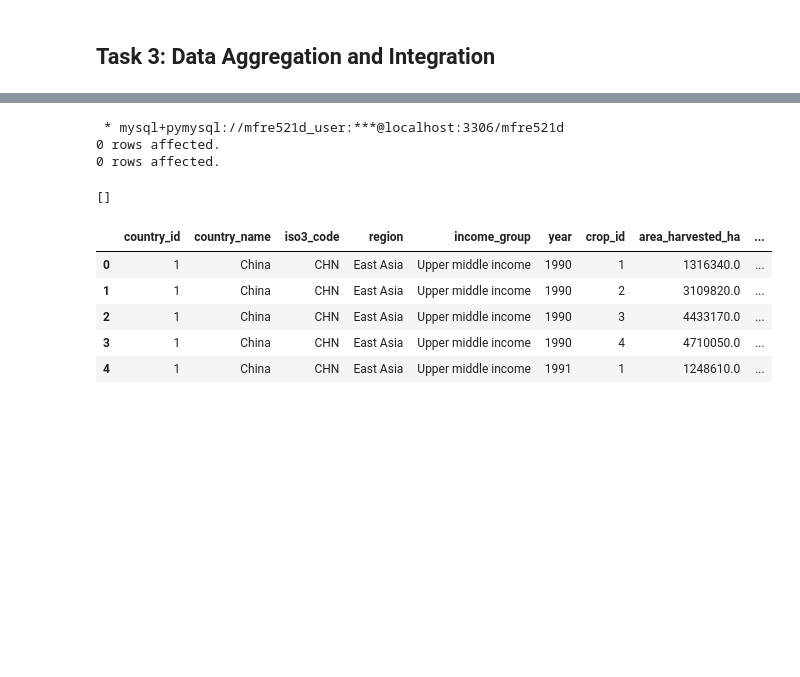
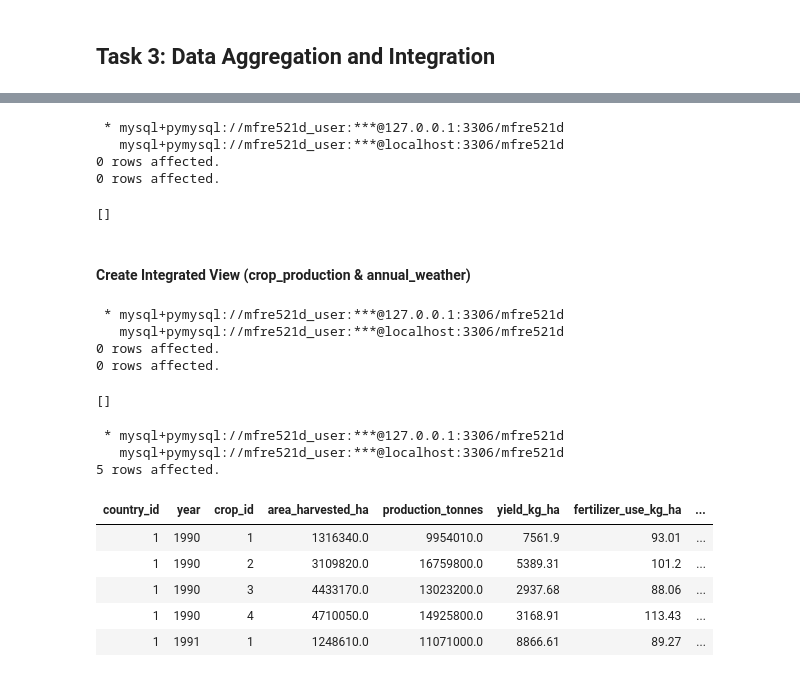
Before and after one commit to clareubc/521d_assignment, a Jupyter notebook: notebooks/Assignment 2.ipynb, the cells around one changed output, grey strips where cells are left out. Saved outputs shown, nothing was run; the diff lists cells and outputs as text; code cells hidden in the pictures; blank space fills up the shorter version.

```diff
--- a/notebooks/Assignment 2.ipynb
+++ b/notebooks/Assignment 2.ipynb
@@ -956,3 +973,29 @@ Source: https://www.ipcc.ch/report/ar6/wg1/chapter/chapter-12/
+# %%
+%%sql
+
+-- Quality Check (annual_weather)
+
+DROP VIEW IF EXISTS annual_weather_quality_checks;
+
+CREATE VIEW annual_weather_quality_checks AS
+SELECT
+    dw.iso3_code,
+    dw.year,
+    COUNT(*) AS n_days,
+    SUM(CASE WHEN dw.temperature_mean IS NULL THEN 1 ELSE 0 END) AS missing_temp_mean_days,
+    SUM(CASE WHEN dw.precipitation  IS NULL THEN 1 ELSE 0 END) AS missing_precip_days
+FROM daily_weather dw
+GROUP BY
+    dw.iso3_code,
+    dw.year;
+# %% [output]
+ * mysql+pymysql://mfre521d_user:***@127.0.0.1:3306/mfre521d
+   mysql+pymysql://mfre521d_user:***@localhost:3306/mfre521d
+0 rows affected.
+0 rows affected.
+[]
+# %% [markdown]
+#### Create Integrated View (crop_production & annual_weather)
 # %%
 %%sql
 DROP VIEW IF EXISTS crop_weather_integrated;
@@ -964,7 +1007,6 @@ SELECT
     c.iso3_code,
     c.region,
     c.income_group,
-
     cp.year,
     cp.crop_id,
 
@@ -986,32 +1028,32 @@ SELECT
     aw.evapotranspiration_yr,
     aw.gdd_yr,
     aw.precipitation_sd_yr,
-    aw.extreme_temp_days_yr,
-    aw.missing_temp_mean_days,
-    aw.missing_precip_days
+    aw.extreme_temp_days_yr
 
 FROM crop_production cp
 JOIN countries c
   ON cp.country_id = c.country_id
-LEFT JOIN annual_weather aw
+JOIN annual_weather aw
   ON aw.iso3_code = c.iso3_code
  AND aw.year = cp.year;
 # %% [output]
- * mysql+pymysql://mfre521d_user:***@localhost:3306/mfre521d
+ * mysql+pymysql://mfre521d_user:***@127.0.0.1:3306/mfre521d
+   mysql+pymysql://mfre521d_user:***@localhost:3306/mfre521d
 0 rows affected.
 0 rows affected.
 []
-# %%
-# Preview annual_weather view
-preview = "SELECT * FROM crop_weather_integrated LIMIT 5;"
-
-df_integrated = pd.read_sql(preview, engine)
-
-df_integrated
-# %% [output]
-|  | country_id | country_name | iso3_code | region | income_group | year | crop_id | area_harvested_ha | ... |
-| 0 | 1 | China | CHN | East Asia | Upper middle income | 1990 | 1 | 1316340.0 | ... |
-| 1 | 1 | China | CHN | East Asia | Upper middle income | 1990 | 2 | 3109820.0 | ... |
-| 2 | 1 | China | CHN | East Asia | Upper middle income | 1990 | 3 | 4433170.0 | ... |
-| 3 | 1 | China | CHN | East Asia | Upper middle income | 1990 | 4 | 4710050.0 | ... |
-| 4 | 1 | China | CHN | East Asia | Upper middle income | 1991 | 1 | 1248610.0 | ... |
+# %%
+%%sql
+
+-- Preview integrated view
+SELECT * FROM crop_production LIMIT 5;
+# %% [output]
+ * mysql+pymysql://mfre521d_user:***@127.0.0.1:3306/mfre521d
+   mysql+pymysql://mfre521d_user:***@localhost:3306/mfre521d
+5 rows affected.
+| country_id | year | crop_id | area_harvested_ha | production_tonnes | yield_kg_ha | fertilizer_use_kg_ha | ... |
+| 1 | 1990 | 1 | 1316340.0 | 9954010.0 | 7561.9 | 93.01 | ... |
+| 1 | 1990 | 2 | 3109820.0 | 16759800.0 | 5389.31 | 101.2 | ... |
+| 1 | 1990 | 3 | 4433170.0 | 13023200.0 | 2937.68 | 88.06 | ... |
+| 1 | 1990 | 4 | 4710050.0 | 14925800.0 | 3168.91 | 113.43 | ... |
+| 1 | 1991 | 1 | 1248610.0 | 11071000.0 | 8866.61 | 89.27 | ... |
```
Also changed, not shown: parts of 15 cells of this notebook, 1 other file.
